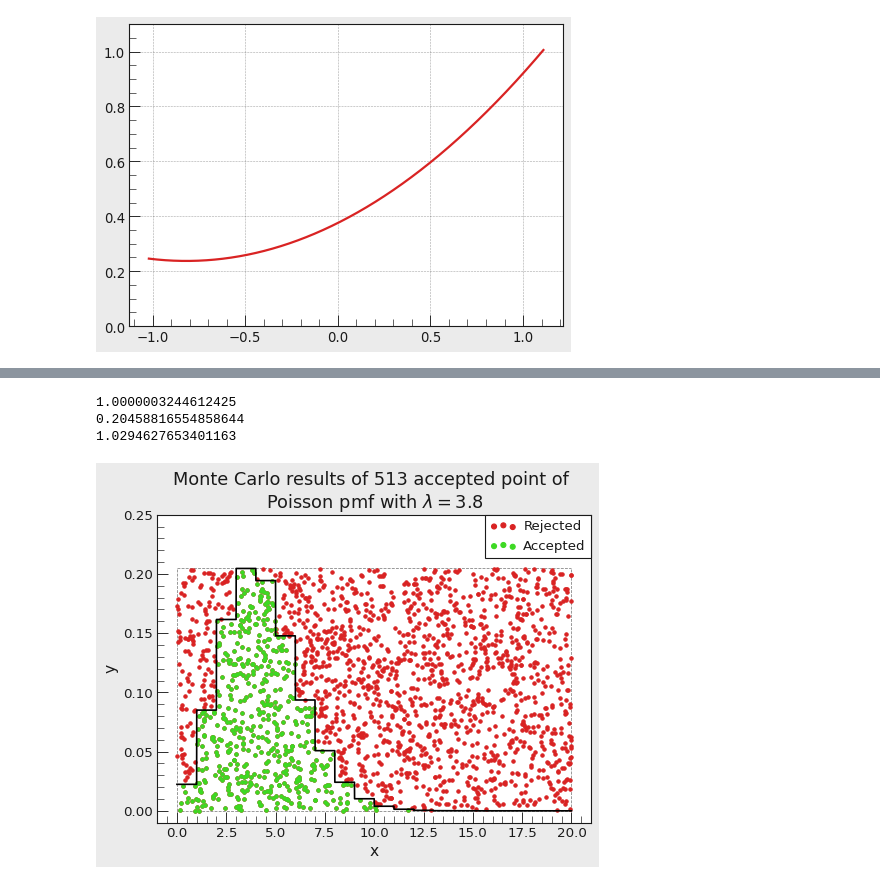
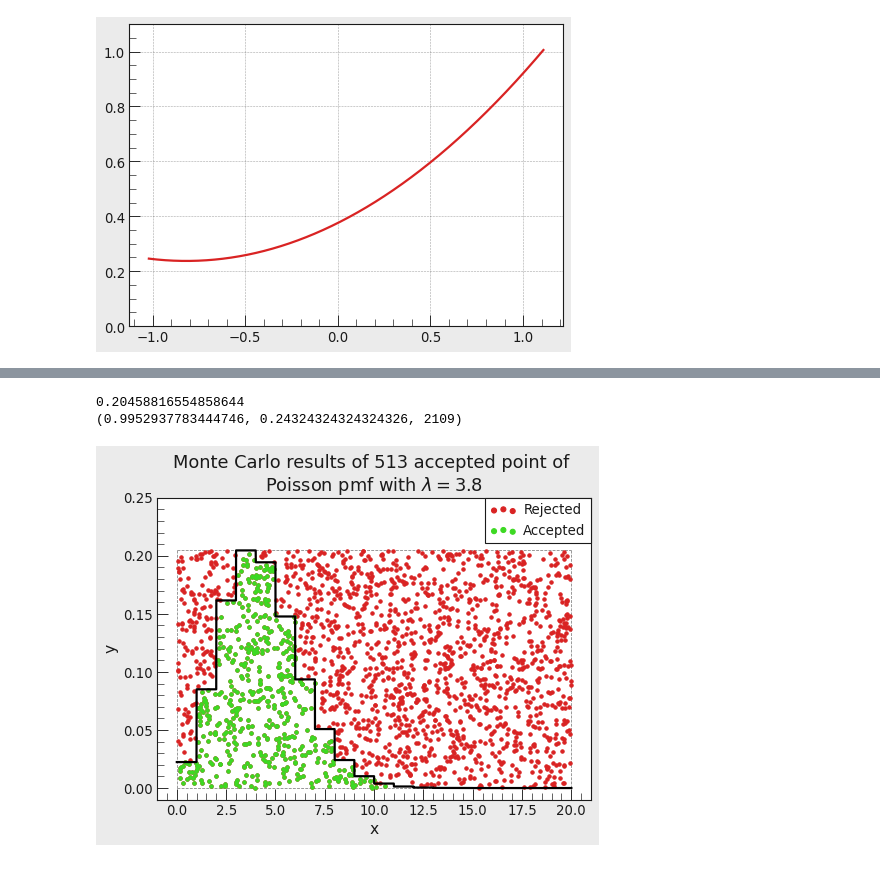
Before and after one commit to PhilKofoed/AMAS2023, a Jupyter notebook: Philip/Problemset2/Problemset2.ipynb, the cells around one changed output, grey strips where cells are left out. Cells and saved outputs as stored; diff of their text form; code cells hidden in the pictures.

```diff
--- a/Philip/Problemset2/Problemset2.ipynb
+++ b/Philip/Problemset2/Problemset2.ipynb
@@ -102,6 +181,8 @@ xmin = -1.02
 xmax = 1.11
 
 def poly_pdf1(x, a, b):
+    xmin = -1.02
+    xmax = 1.11
     return (1+a*x+b*x**2)/((b*(-xmin**3+xmax**3)/3)+(a*(-xmin**2+xmax**2)/2)+(xmax-xmin))
 
 xquick = np.linspace(xmin, xmax, 10000)
@@ -115,16 +196,16 @@ plt.ylim(0,1.1)
 xmin = -1.02
 xmax = 1.11
 ymin = 0
-ymax = try_pdf1(xmax, norm1, a, b)
+ymax = poly_pdf1(xmax, alpha, beta)
 
 N_accept = 807
 
 
 xquick = np.linspace(xmin, xmax, 10000)
-yquick = try_pdf1(xquick, norm1, a, b)
-x, y, area, allx, ally ,_,_ = acceptrejectdata(try_pdf1, xmin, xmax, ymin, ymax, N_accept, norm = norm1, a = a, b = b)
+yquick = poly_pdf1(xquick, alpha, beta)
+x, y, allx, ally, poly_MC_info = acceptrejectdata(poly_pdf1, xmin, xmax, ymin, ymax, N_accept, a = alpha, b = beta)
 
-print(area)
+print(poly_MC_info)
 plt.plot(xquick, yquick, color = "k")
 plt.scatter(allx, ally, label = "Rejected")
 plt.scatter(x,y, color = "#3dd923", label = "Accepted")
@@ -133,7 +214,7 @@ plt.hlines(ymin, xmin, xmax, color = "k", alpha = 0.5, zorder = -10, linestyle =
 plt.hlines(ymax, xmin, xmax, color = "k", alpha = 0.5, zorder = -10, linestyle = "dashed", linewidth = 0.7)
 plt.vlines(xmin, ymin, ymax, color = "k", alpha = 0.5, zorder = -10, linestyle = "dashed", linewidth = 0.7)
 plt.vlines(xmax, ymin, ymax, color = "k", alpha = 0.5, zorder = -10, linestyle = "dashed", linewidth = 0.7)
-plt.ylim(-0.05, 1.2)
+plt.ylim(-0.05, 1.25)
 plt.xlim(-1.2, 1.2)
 plt.legend(scatterpoints = 3)
 plt.xlabel("x")
@@ -142,5 +223,5 @@ plt.title("Monte Carlo results of 807 accepted point of \n" + r"$f(x) = 1 + \alp
 plt.savefig("./montecarlo_poly_1.pdf", facecolor = "white")
 plt.show()
 
-pd.DataFrame(np.array([x, y]).T, columns = ["x", "y"]).to_csv("./Kofoeddjursner_polynomial.txt" , index = None)
+# pd.DataFrame(np.array([x, y]).T, columns = ["x", "y"]).to_csv("./Kofoeddjursner_polynomial.txt" , index = None)
 # %% [output]
@@ -149,45 +230,41 @@ pd.DataFrame(np.array([x, y]).T, columns = ["x", "y"]).to_csv("./Kofoeddjursner_
 # %%
-def poisson_pmf(x, norm, lamb):
-    return norm * stats.poisson.pmf(np.floor(x), lamb)
+def poisson_pmf(x, lamb):
+    return stats.poisson.pmf(np.floor(x), lamb)
 
 xmin = 0
 xmax = 20
 
 lamb = 3.8
-poi_norm = num_int2(poisson_pmf, xmin, xmax, norm = 1, lamb = lamb)
-print(poi_norm) # num int gives 1.0000003. real int is
-
 
 ymin = 0
-ymax = poisson_pmf(lamb, 1, lamb)
+ymax = poisson_pmf(lamb, lamb)
 print(ymax)
 N_accept = 513
 
 xquick = np.linspace(xmin, xmax, 10000)
-yquick = poisson_pmf(xquick, poi_norm, lamb)
+yquick = poisson_pmf(xquick, lamb)
 
-x, y, area, allx, ally ,_,_ = acceptrejectdata(poisson_pmf, xmin, xmax, ymin, ymax, N_accept, norm = poi_norm, lamb = lamb)
-print(area)
+x, y, allx, ally, poi_MC_info = acceptrejectdata(poisson_pmf, xmin, xmax, ymin, ymax, N_accept, lamb = lamb)
+print(poi_MC_info)
 plt.plot(xquick, yquick, color = "k")
 plt.scatter(allx, ally, label = "Rejected")
 plt.scatter(x,y, color = "#3dd923", label = "Accepted")
 plt.grid(False)
 plt.hlines(ymin, xmin, xmax, color = "k", alpha = 0.5, zorder = -10, linestyle = "dashed", linewidth = 0.7)
 plt.hlines(ymax, xmin, xmax, color = "k", alpha = 0.5, zorder = -10, linestyle = "dashed", linewidth = 0.7)
 plt.vlines(xmin, ymin, ymax, color = "k", alpha = 0.5, zorder = -10, linestyle = "dashed", linewidth = 0.7)
 plt.vlines(xmax, ymin, ymax, color = "k", alpha = 0.5, zorder = -10, linestyle = "dashed", linewidth = 0.7)
 plt.ylim(-0.01, 0.25)
 # plt.xlim(-1.2, 1.2)
 plt.legend(scatterpoints = 3)
 plt.xlabel("x")
 plt.ylabel("y")
 plt.title("Monte Carlo results of 513 accepted point of \n" + r"Poisson pmf with $\lambda = 3.8$")
 plt.savefig("./montecarlo_poisson_1.pdf", facecolor = "white")
 plt.show()
 
-pd.DataFrame(np.array([x, y]).T, columns = ["x", "y"]).to_csv("./Kofoeddjursner_poisson.txt" , index = None)
+# pd.DataFrame(np.array([x, y]).T, columns = ["x", "y"]).to_csv("./Kofoeddjursner_poisson.txt" , index = None)
 # %% [output]
-1.0000003244612425
 0.20458816554858644
-1.0294627653401163
+(0.9952937783444746, 0.24324324324324326, 2109)
-[figure, old version]
+[figure, new version]
```
Also changed, not shown: parts of 6 cells of this notebook.
